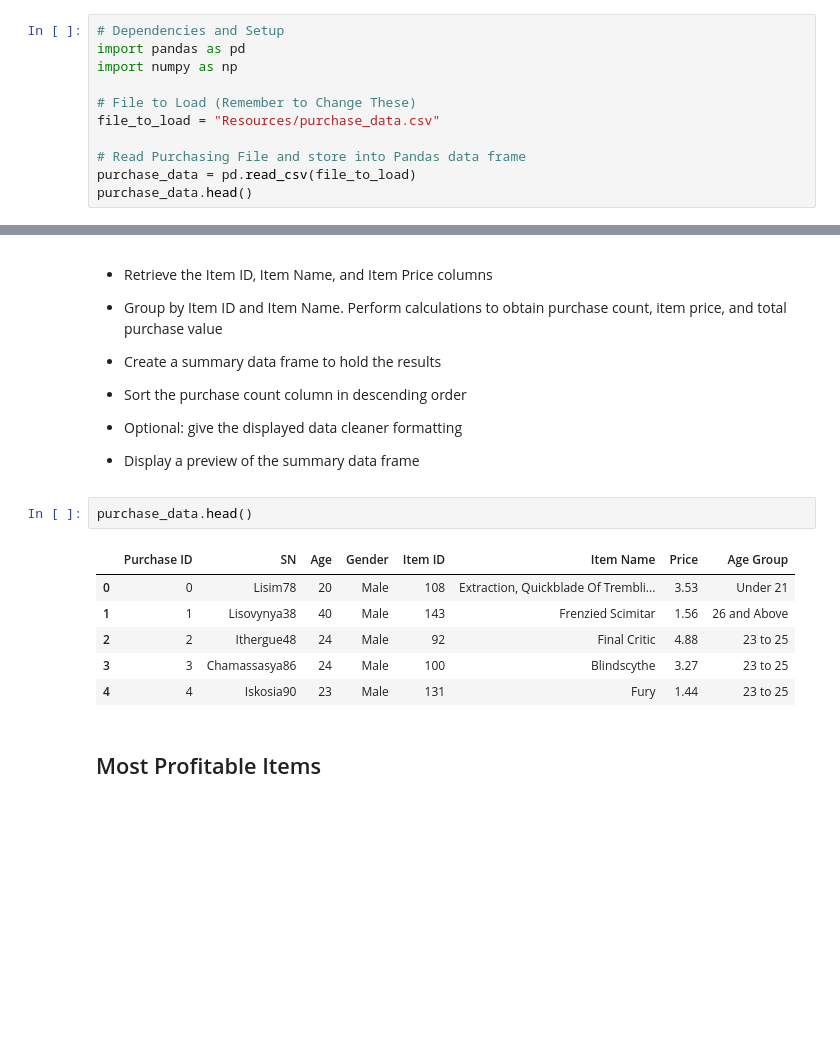
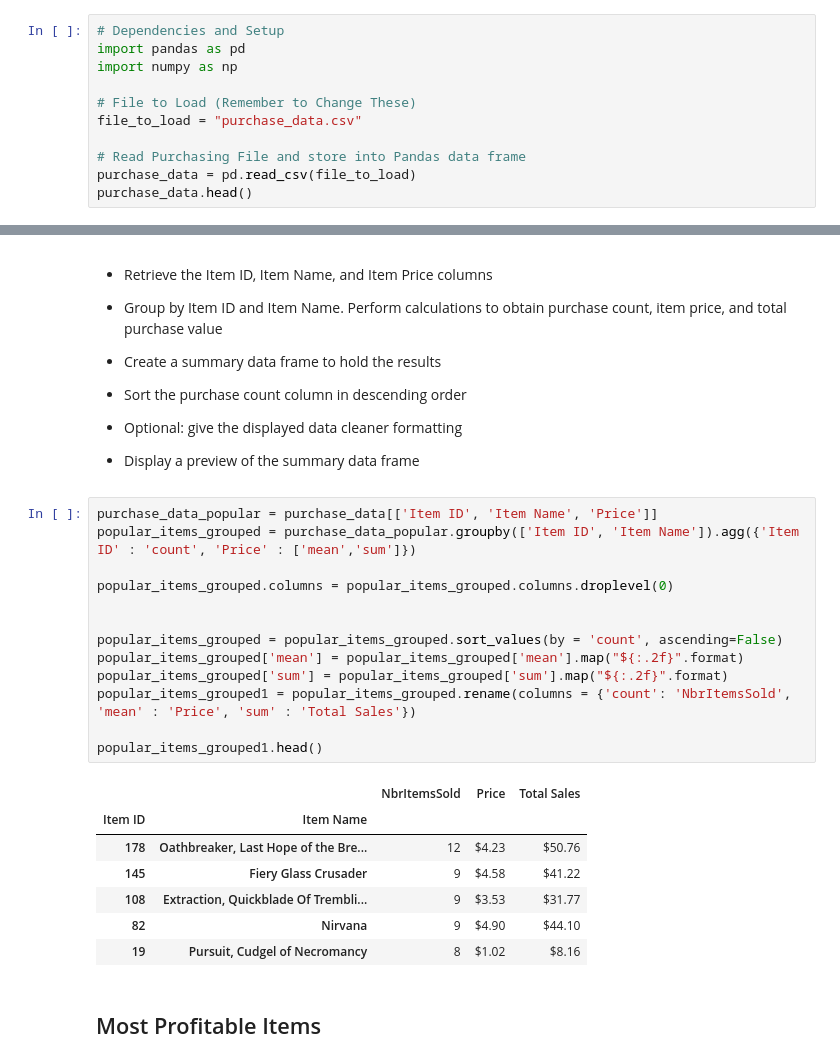
Before and after one commit to GregPoppe/Homework, a Jupyter notebook: Python_Pandas_HW.ipynb, the cells around one changed output, grey strips where cells are left out. Cells and saved outputs as stored; diff of their text form; blank space fills up the shorter version.

```diff
--- a/Python_Pandas_HW.ipynb
+++ b/Python_Pandas_HW.ipynb
@@ -13,7 +13,7 @@ import pandas as pd
 import numpy as np
 
 # File to Load (Remember to Change These)
-file_to_load = "Resources/purchase_data.csv"
+file_to_load = "purchase_data.csv"
 
 # Read Purchasing File and store into Pandas data frame
 purchase_data = pd.read_csv(file_to_load)
@@ -303,15 +303,27 @@ top_spenders_sorted
 
 
 * Display a preview of the summary data frame
-# %%
-purchase_data.head()
-# %% [output]
-|  | Purchase ID | SN | Age | Gender | Item ID | Item Name | Price | Age Group |
-| 0 | 0 | Lisim78 | 20 | Male | 108 | Extraction, Quickblade Of Trembli... | 3.53 | Under 21 |
-| 1 | 1 | Lisovynya38 | 40 | Male | 143 | Frenzied Scimitar | 1.56 | 26 and Above |
-| 2 | 2 | Ithergue48 | 24 | Male | 92 | Final Critic | 4.88 | 23 to 25 |
-| 3 | 3 | Chamassasya86 | 24 | Male | 100 | Blindscythe | 3.27 | 23 to 25 |
-| 4 | 4 | Iskosia90 | 23 | Male | 131 | Fury | 1.44 | 23 to 25 |
+# %%
+purchase_data_popular = purchase_data[['Item ID', 'Item Name', 'Price']]
+popular_items_grouped = purchase_data_popular.groupby(['Item ID', 'Item Name']).agg({'Item ID' : 'count', 'Price' : ['mean','sum']})
+
+popular_items_grouped.columns = popular_items_grouped.columns.droplevel(0)
+
+
+popular_items_grouped = popular_items_grouped.sort_values(by = 'count', ascending=False)
+popular_items_grouped['mean'] = popular_items_grouped['mean'].map("${:.2f}".format)
+popular_items_grouped['sum'] = popular_items_grouped['sum'].map("${:.2f}".format)
+popular_items_grouped1 = popular_items_grouped.rename(columns = {'count': 'NbrItemsSold', 'mean' : 'Price', 'sum' : 'Total Sales'})
+
+popular_items_grouped1.head()
+# %% [output]
+|  |  | NbrItemsSold | Price | Total Sales |
+| Item ID | Item Name |  |  |  |
+| 178 | Oathbreaker, Last Hope of the Bre... | 12 | $4.23 | $50.76 |
+| 145 | Fiery Glass Crusader | 9 | $4.58 | $41.22 |
+| 108 | Extraction, Quickblade Of Trembli... | 9 | $3.53 | $31.77 |
+| 82 | Nirvana | 9 | $4.90 | $44.10 |
+| 19 | Pursuit, Cudgel of Necromancy | 8 | $1.02 | $8.16 |
 # %% [markdown]
 ## Most Profitable Items
 # %% [markdown]
```
Also changed, not shown: parts of 2 cells of this notebook.
